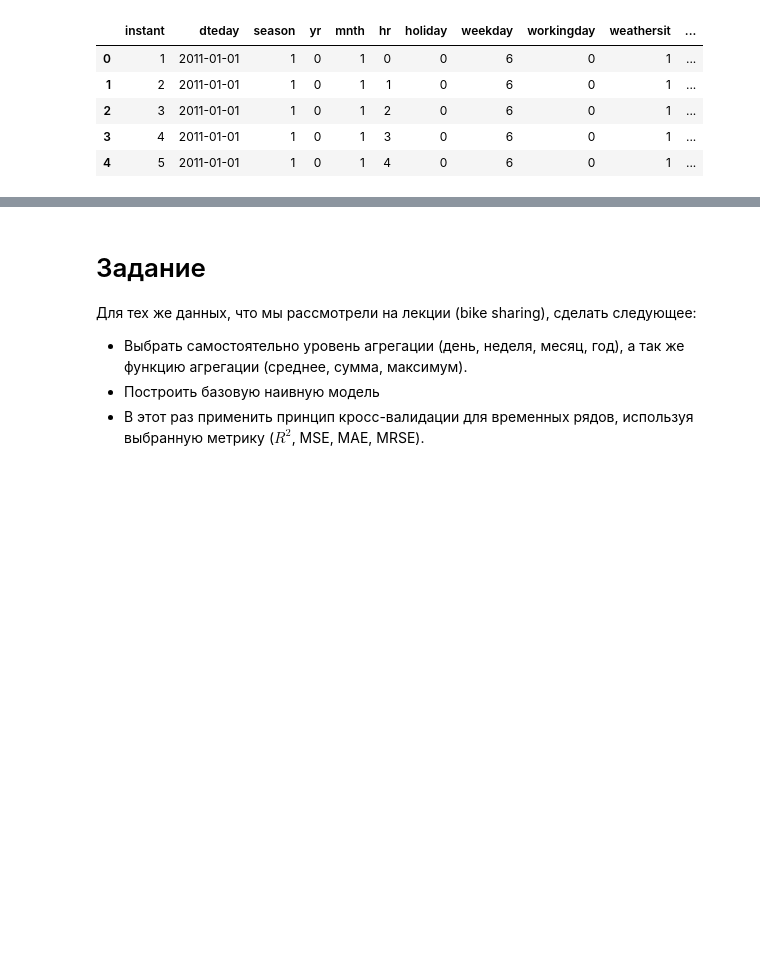
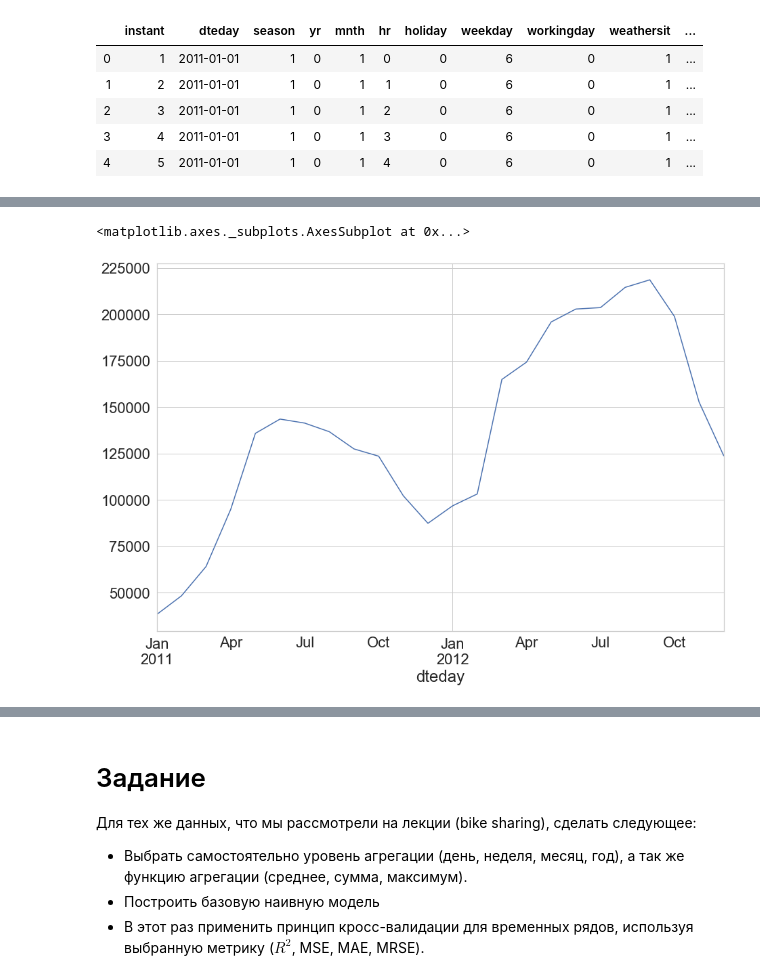
Before and after one commit to Prion84/Forecasting-and-Time-Series, a Jupyter notebook: lecture 2/home-work.ipynb, the cells around one changed output, grey strips where cells are left out. Saved outputs shown, nothing was run; the diff lists cells and outputs as text; code cells hidden in the pictures; blank space fills up the shorter version.

```diff
--- a/lecture 2/home-work.ipynb
+++ b/lecture 2/home-work.ipynb
@@ -19,6 +23,6 @@ sns.set_style("whitegrid")
 # %%
 # Загружаем датасет, с которым мы будем работать
-df = pd.read_csv('../datatest/bike-sharing.csv')
+df = pd.read_csv('.\datatest\\bike-sharing.csv')
 # %%
 df.head()
 # %% [output]
@@ -28,3 +32,14 @@ df.head()
 | 2 | 3 | 2011-01-01 | 1 | 0 | 1 | 2 | 0 | 6 | 0 | 1 | ... |
 | 3 | 4 | 2011-01-01 | 1 | 0 | 1 | 3 | 0 | 6 | 0 | 1 | ... |
 | 4 | 5 | 2011-01-01 | 1 | 0 | 1 | 4 | 0 | 6 | 0 | 1 | ... |
+# %%
+df = df[['dteday','cnt']]
+df['dteday'] = pd.to_datetime(df['dteday'])
+# %%
+#Выберем агрегацию по месяцам
+df.set_index('dteday',inplace=True)
+df_agg = df.resample('M').sum()
+df_agg.rename(columns = {'cnt' : 'sum'}, inplace = True) # Агрегируем по сумме
+df_agg['mean'] = round(df.resample('M').mean(),2) # Округлим среднее до двух значений после запятой
+df_agg['max'] = df.resample('M').max() # Агрегируем по максимуму
+df_agg.head()
@@ -30,0 +54,5 @@ df.head()
+# %%
+df_agg['sum'].plot()
+# %% [output]
+<matplotlib.axes._subplots.AxesSubplot at 0x...>
+[figure, added]
```
Also changed, not shown: parts of 8 cells of this notebook.
